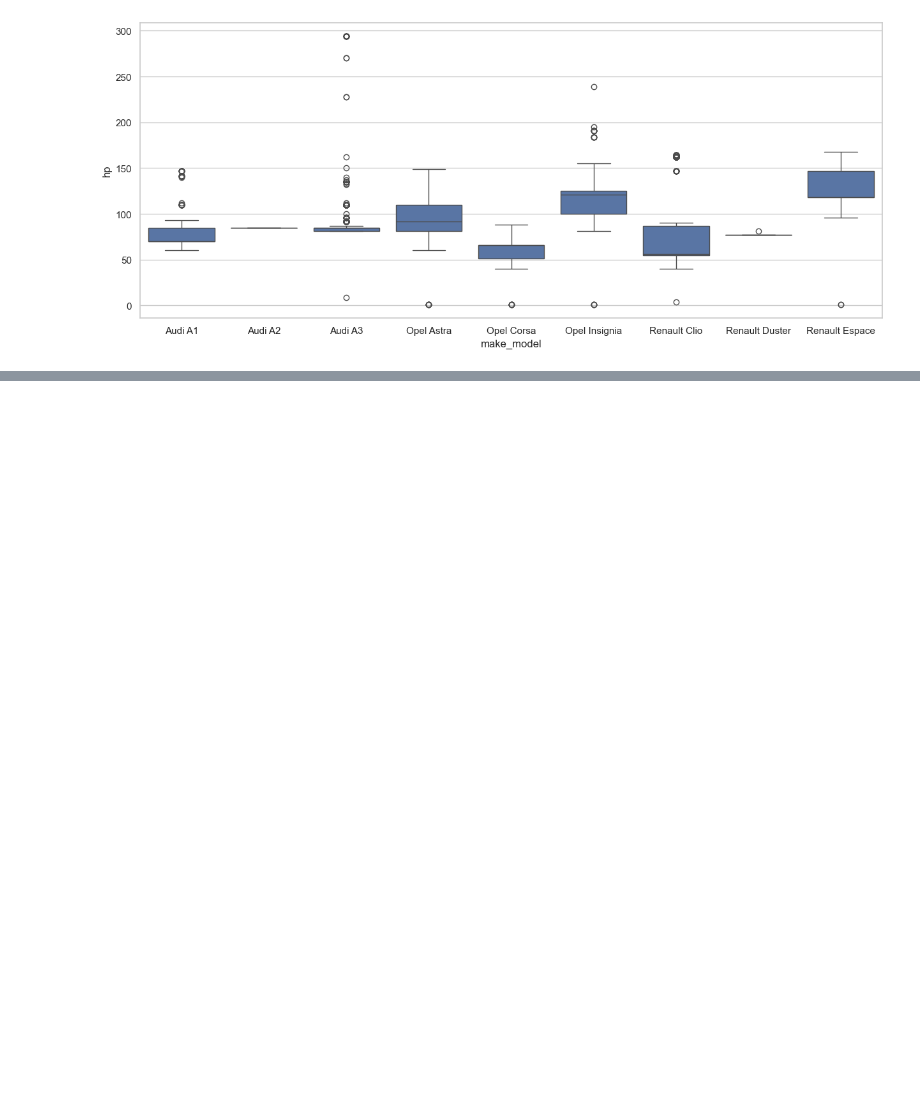
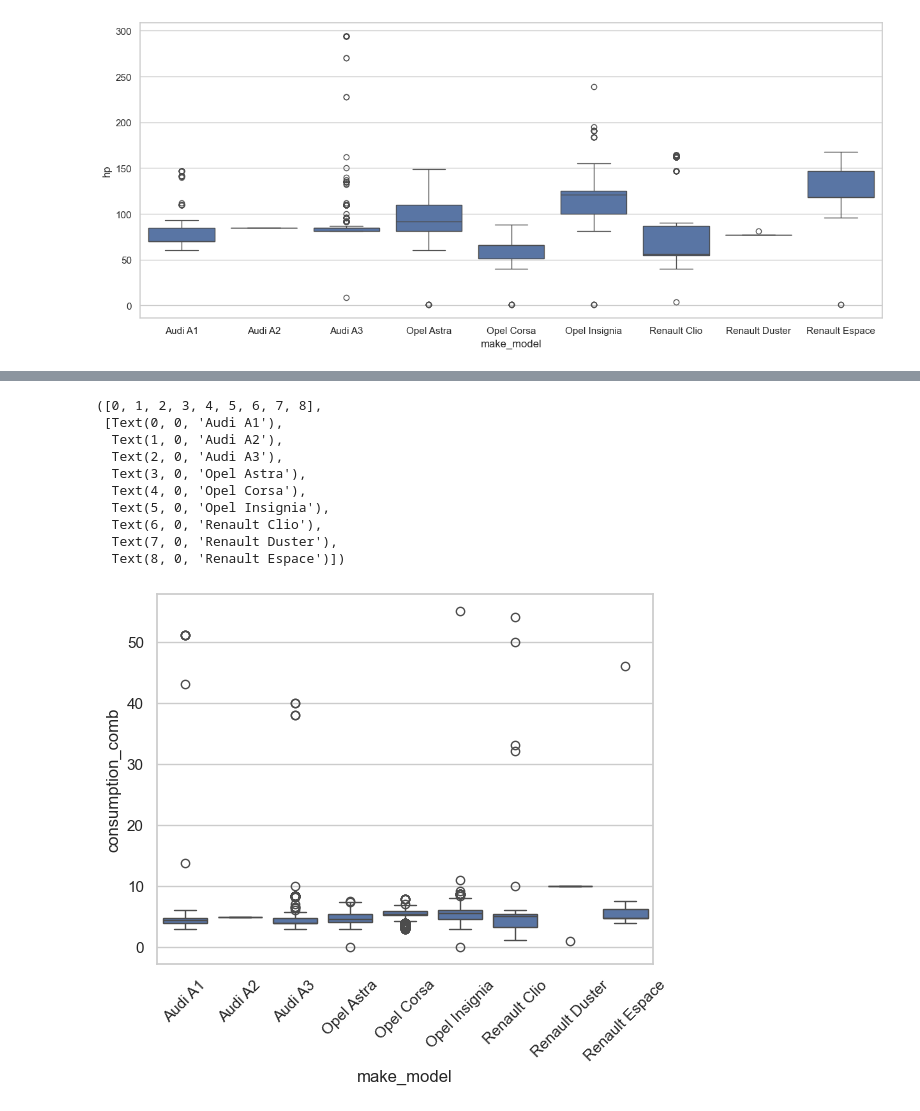
Before and after one commit to balintstewart77/magnimind-assignments, a Jupyter notebook: Auto_scout/auto_scout_part3_outliers.ipynb, the cells around one changed output, grey strips where cells are left out. Cells and saved outputs as stored; diff of their text form; code cells hidden in the pictures; blank space fills up the shorter version.

```diff
--- a/Auto_scout/auto_scout_part3_outliers.ipynb
+++ b/Auto_scout/auto_scout_part3_outliers.ipynb
@@ -68,0 +175,3 @@ df.loc[df['hp'] < 25, 'hp'] = np.nan
+# %%
+# replace values with <500 counts with 'Others'
+df['bodycolor'] = df.bodycolor.replace(['Yellow','Violet','Bronze','Orange','Beige', 'Green','Brown'], 'Others')
@@ -68,0 +191,4 @@ df.loc[df['hp'] < 25, 'hp'] = np.nan
+# %%
+df.loc[(df.nrofdoors == 2) | (df.nrofdoors == 1),'nrofdoors'] = 3
+# %%
+df.loc[(df.nrofdoors == 4) | (df.nrofdoors == 7),'nrofdoors'] = 5
@@ -68,0 +232,2 @@ df.loc[df['hp'] < 25, 'hp'] = np.nan
+# %%
+df.loc[[582,1636,15890], 'nrofseats'] = 5
@@ -68,0 +260,15 @@ df.loc[df['hp'] < 25, 'hp'] = np.nan
+# %%
+sns.boxplot(y='consumption_comb',data=df, x='make_model')
+plt.xticks(rotation=45)
+# %% [output]
+([0, 1, 2, 3, 4, 5, 6, 7, 8],
+ [Text(0, 0, 'Audi A1'),
+  Text(1, 0, 'Audi A2'),
+  Text(2, 0, 'Audi A3'),
+  Text(3, 0, 'Opel Astra'),
+  Text(4, 0, 'Opel Corsa'),
+  Text(5, 0, 'Opel Insignia'),
+  Text(6, 0, 'Renault Clio'),
+  Text(7, 0, 'Renault Duster'),
+  Text(8, 0, 'Renault Espace')])
+[figure, added]
```
Also changed, not shown: parts of 51 cells of this notebook, 3 other files.
